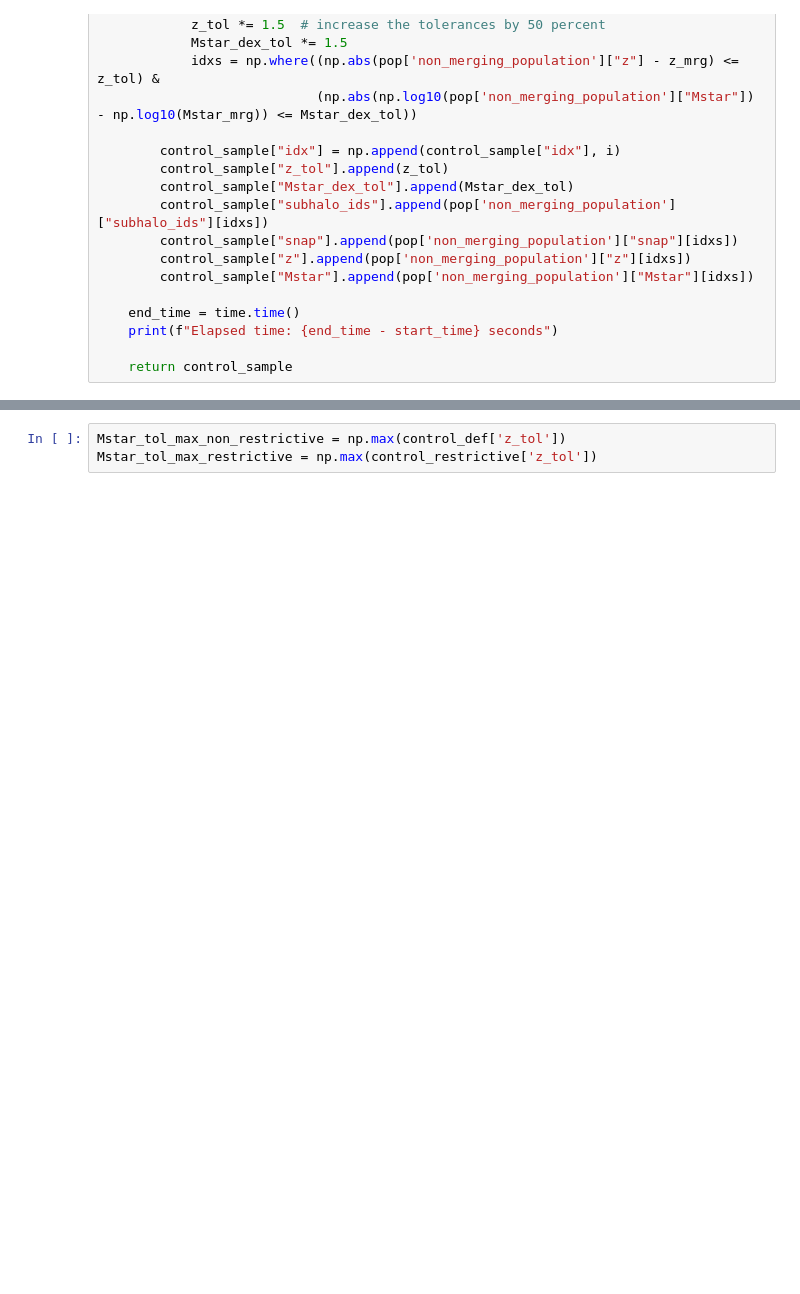
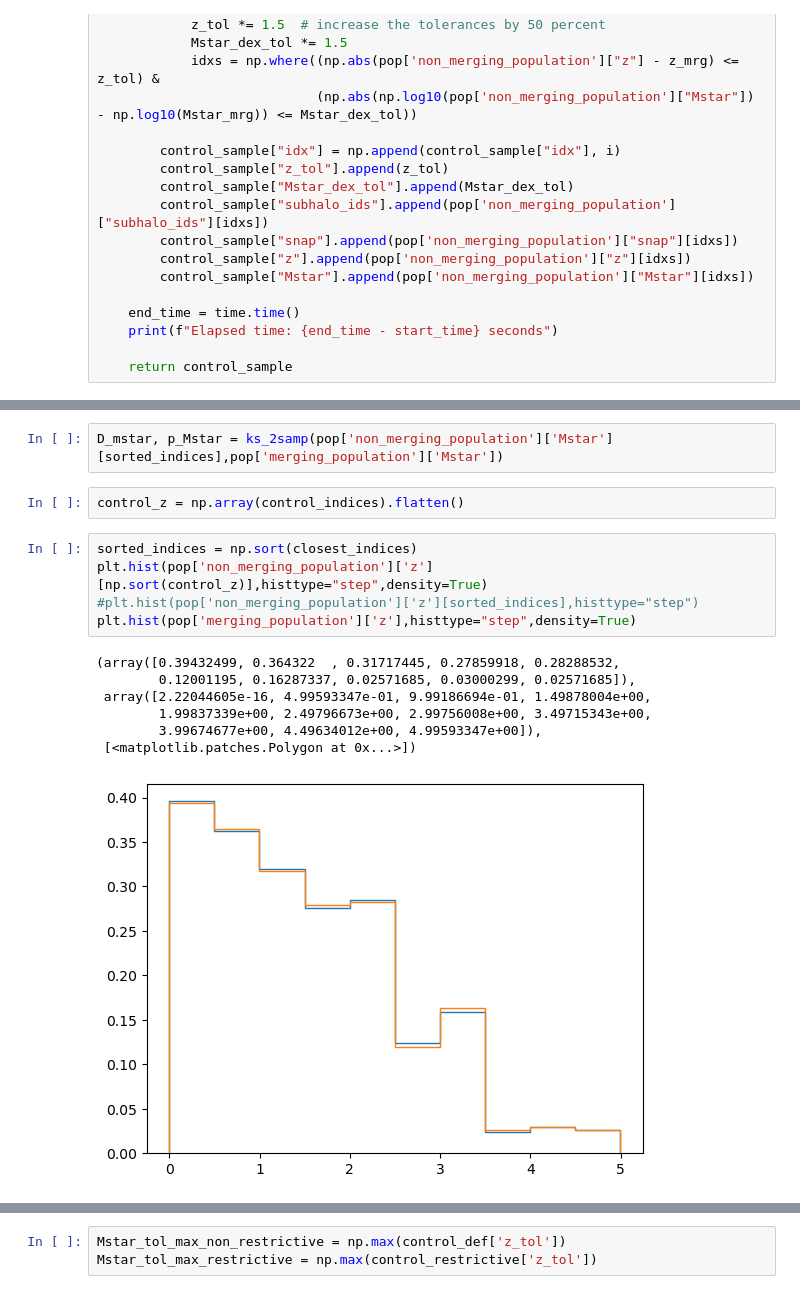
Before and after one commit to pranav-satheesh/host_galaxies, a Jupyter notebook: notebooks/control_matching_KS_example.ipynb, the cells around one changed output, grey strips where cells are left out. Saved outputs shown, nothing was run; the diff lists cells and outputs as text; blank space fills up the shorter version.

```diff
--- a/notebooks/control_matching_KS_example.ipynb
+++ b/notebooks/control_matching_KS_example.ipynb
@@ -102,0 +217,17 @@ Elapsed time: 108.6274824142456 seconds
+# %%
+D_mstar, p_Mstar = ks_2samp(pop['non_merging_population']['Mstar'][sorted_indices],pop['merging_population']['Mstar'])
+# %%
+control_z = np.array(control_indices).flatten()
+# %%
+sorted_indices = np.sort(closest_indices)
+plt.hist(pop['non_merging_population']['z'][np.sort(control_z)],histtype="step",density=True)
+#plt.hist(pop['non_merging_population']['z'][sorted_indices],histtype="step")
+plt.hist(pop['merging_population']['z'],histtype="step",density=True)
+# %% [output]
+(array([0.39432499, 0.364322  , 0.31717445, 0.27859918, 0.28288532,
+        0.12001195, 0.16287337, 0.02571685, 0.03000299, 0.02571685]),
+ array([2.22044605e-16, 4.99593347e-01, 9.99186694e-01, 1.49878004e+00,
+        1.99837339e+00, 2.49796673e+00, 2.99756008e+00, 3.49715343e+00,
+        3.99674677e+00, 4.49634012e+00, 4.99593347e+00]),
+ [<matplotlib.patches.Polygon at 0x...>])
+[figure, added]
```
Also changed, not shown: parts of 27 cells of this notebook, 42 other files.
